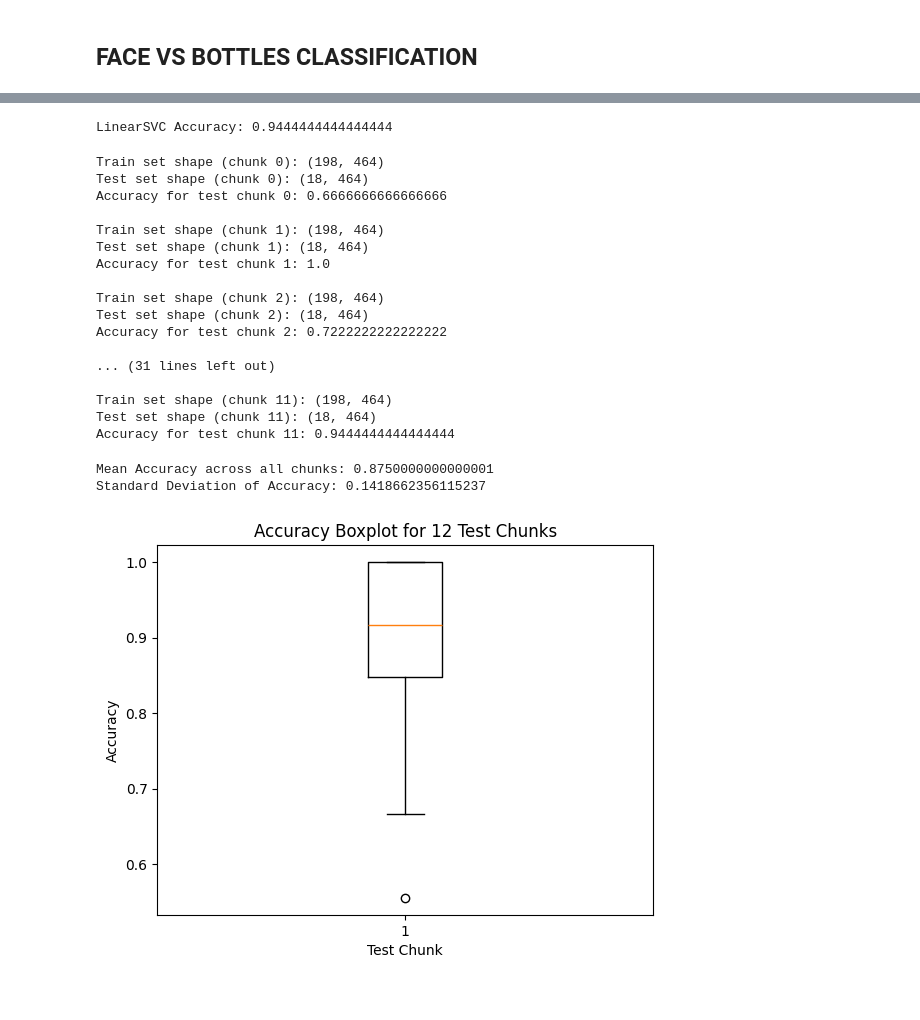
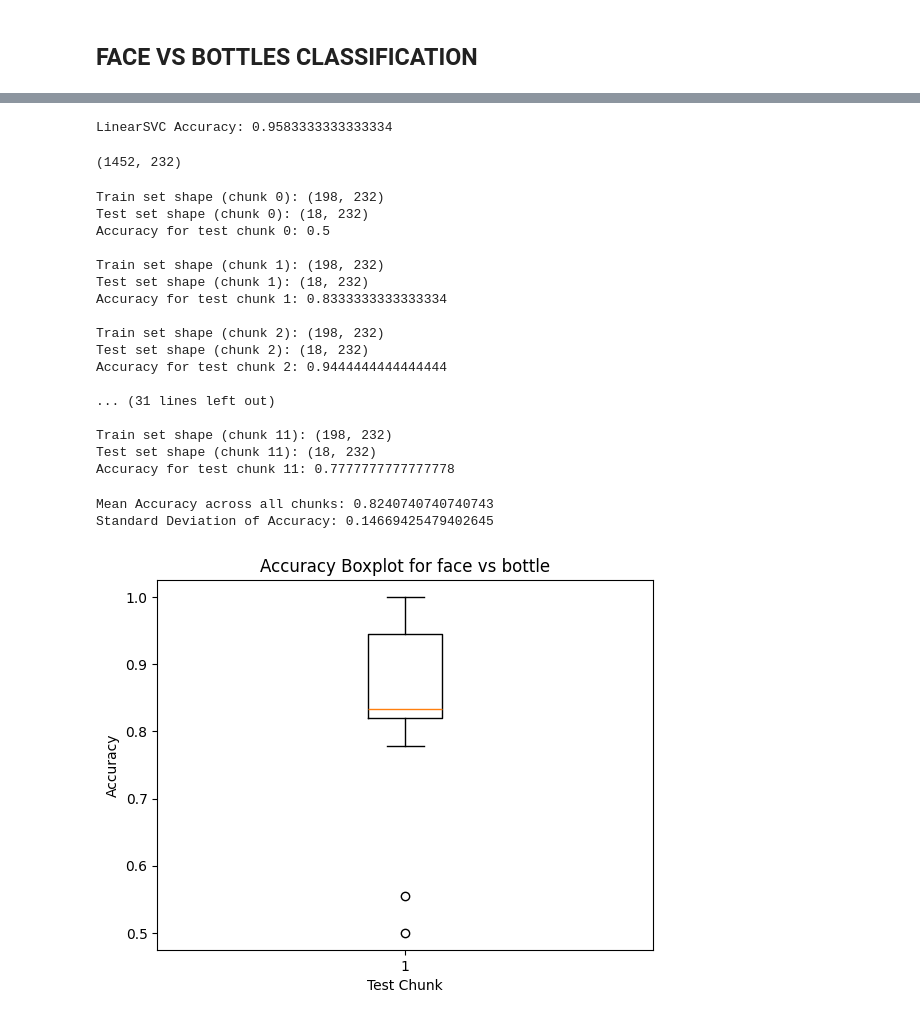
Before and after one commit to oops-moment/SEM8_IIITH, a Jupyter notebook: CSAI/PART_2.ipynb, the cells around one changed output, grey strips where cells are left out. Drawn from its saved outputs; the diff is of its cells as text; code cells hidden in the pictures.

```diff
--- a/CSAI/PART_2.ipynb
+++ b/CSAI/PART_2.ipynb
@@ -264,2 +291,8 @@ LinearSVC Accuracy: 1.0
 # %% [markdown]
 ## LeaveOneGroupOut cross validation strategy with LinearSVC
+# %%
+n_features = time_series.shape[1]
+time_series_1=time_series
+random_feature_indices = np.random.choice(n_features, size=n_features // 2, replace=False)
+time_series=time_series[:, random_feature_indices]
+print(time_series.shape)
@@ -339,5 +390,7 @@ plt.show()
 # %% [markdown]
 ## FACE VS BOTTLES CLASSIFICATION
+# %%
+time_series = masker.fit_transform(subj2['func'][0])
 # %%
 # Restrict to face, house conditions here
 conditions = behavioral["labels"]
@@ -372,17 +435,20 @@ predicted_svc = svc.predict(X_test)
 
 print("LinearSVC Accuracy:", accuracy_score(y_test, predicted_svc))
 # %% [output]
-LinearSVC Accuracy: 0.9444444444444444
+LinearSVC Accuracy: 0.9583333333333334
+# %%
+n_features = time_series.shape[1]
+random_feature_indices = np.random.choice(n_features, size=n_features // 2, replace=False)
+time_series=time_series[:, random_feature_indices]
+print(time_series.shape)
+# %% [output]
+(1452, 232)
 # %%
-# Initialize the LinearSVC model
-svc = LinearSVC()
-
-# List to store accuracy values for each fold
-accuracy_values1 = []
+accuracy_values2 = []
 
 # Iterate through each of the 12 chunks (cross-validation)
 for val in range(12):
-    # Define the training and testing conditions for each chunk
+    svc = LinearSVC()
     condition_mask_train = (mask) & (behavioral["chunks"] != val)
     condition_mask_test = (mask) & (behavioral["chunks"] == val)
 
@@ -405,44 +471,44 @@ for val in range(12):
 
     # Calculate accuracy for this chunk and append to the list
     accuracy = accuracy_score(y_test_selected, predicted_selected)
-    accuracy_values1.append(accuracy)
+    accuracy_values2.append(accuracy)
 
     # Print the accuracy for the current chunk
     print(f"Accuracy for test chunk {val}: {accuracy}")
 # %% [output]
-Train set shape (chunk 0): (198, 464)
-Test set shape (chunk 0): (18, 464)
-Accuracy for test chunk 0: 0.6666666666666666
+Train set shape (chunk 0): (198, 232)
+Test set shape (chunk 0): (18, 232)
+Accuracy for test chunk 0: 0.5
 
-Train set shape (chunk 1): (198, 464)
-Test set shape (chunk 1): (18, 464)
-Accuracy for test chunk 1: 1.0
+Train set shape (chunk 1): (198, 232)
+Test set shape (chunk 1): (18, 232)
+Accuracy for test chunk 1: 0.8333333333333334
 
-Train set shape (chunk 2): (198, 464)
-Test set shape (chunk 2): (18, 464)
-Accuracy for test chunk 2: 0.7222222222222222
+Train set shape (chunk 2): (198, 232)
+Test set shape (chunk 2): (18, 232)
+Accuracy for test chunk 2: 0.9444444444444444
 
 ... (31 lines left out)
 
-Train set shape (chunk 11): (198, 464)
-Test set shape (chunk 11): (18, 464)
-Accuracy for test chunk 11: 0.9444444444444444
+Train set shape (chunk 11): (198, 232)
+Test set shape (chunk 11): (18, 232)
+Accuracy for test chunk 11: 0.7777777777777778
 # %%
 # Compute the mean and standard deviation of the accuracies
-mean_accuracy = np.mean(accuracy_values1)
-std_accuracy = np.std(accuracy_values1)
+mean_accuracy = np.mean(accuracy_values2)
+std_accuracy = np.std(accuracy_values2)
 
 # Print the overall performance
 print(f"\nMean Accuracy across all chunks: {mean_accuracy}")
 print(f"Standard Deviation of Accuracy: {std_accuracy}")
 # %% [output]
-Mean Accuracy across all chunks: 0.8750000000000001
-Standard Deviation of Accuracy: 0.1418662356115237
+Mean Accuracy across all chunks: 0.8240740740740743
+Standard Deviation of Accuracy: 0.14669425479402645
 # %%
-plt.boxplot(accuracy_values1)
-plt.title('Accuracy Boxplot for 12 Test Chunks')
+plt.boxplot(accuracy_values2)
+plt.title('Accuracy Boxplot for face vs bottle')
 plt.xlabel('Test Chunk')
 plt.ylabel('Accuracy')
 plt.show()
 # %% [output]
-[figure, old version]
+[figure, new version]
```
Also changed, not shown: parts of 31 cells of this notebook.
